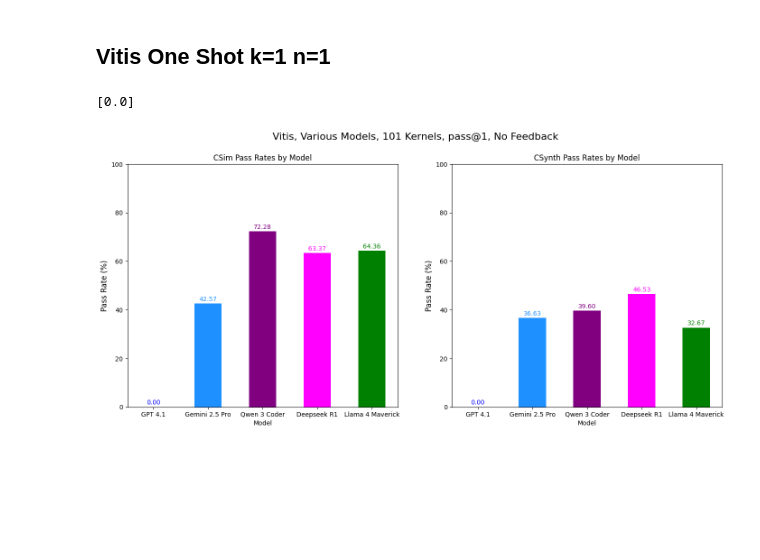
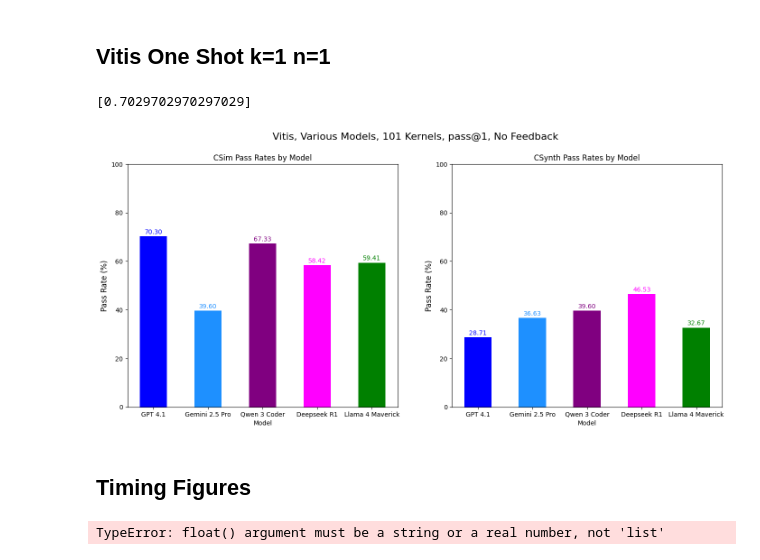
Before and after one commit to byuccl/HLS-FAB, a Jupyter notebook: results/data_analysis/data_analysis_vitis.ipynb, the cells around one changed output. Drawn from its saved outputs; the diff is of its cells as text; code cells hidden in the pictures; blank space fills up the shorter version.

```diff
--- a/results/data_analysis/data_analysis_vitis.ipynb
+++ b/results/data_analysis/data_analysis_vitis.ipynb
@@ -1425,8 +1658,9 @@ vitis_vision_data = {
 df = pd.DataFrame(vitis_vision_data)
 models=["Vitis Vision", "GPT-4.1 mini", "Claude Sonnet 4", "Gemini 2.5 Pro", "Qwen3 Coder"]
 
-colors = ['blue','dodgerblue','purple','magenta','green']
-colors_short = ['blue', 'dodgerblue']
+colors = ['blue','gray','gray','orchid','gray']
+colors_backup = ['blue','dodgerblue','purple','magenta','green']
+colors_short = ['blue', 'orchid']
 
 latency_cols = [col for col in df.columns if 'latency' in col or col == 'kernel']
 ff_cols = [col for col in df.columns if 'ff' in col or col == 'kernel']
@@ -1658,6 +2191,7 @@ plt.show()
 df1 = pd.read_csv("vitis_oneshot_k1n1.csv")
 df2 = pd.read_csv("vitis_gpt-4.1_k1.csv")
 df = pd.concat([df1,df2])
+df["iteration"] = df['iteration'].fillna(1)
 # print(df)
 
 fig, ax = plt.subplots(1, 2, figsize=(17,7))
@@ -1674,7 +2208,7 @@ passing_rates = [gpt_pass_rate[0], gemini_pass_rate[0], qwen_pass_rate[0], deeps
 passing_rates = np.array(passing_rates) * 100
 models = ["GPT 4.1", "Gemini 2.5 Pro", "Qwen 3 Coder", "Deepseek R1", "Llama 4 Maverick"]
 
-ax[0].bar(models, passing_rates, width=0.5, color=colors, label="CSIM Pass Rates")
+ax[0].bar(models, passing_rates, width=0.5, color=colors_backup, label="CSIM Pass Rates")
 ax[0].set_xlabel('Model', fontsize=10)
 ax[0].set_ylabel('Pass Rate (%)', fontsize=12)
 ax[0].set_title('CSim Pass Rates by Model', fontsize=12)
@@ -1686,36 +2220,69 @@ for c, value in enumerate(passing_rates):
                     textcoords="offset points",
                     xytext=(0, 4),
                     ha='center',
-                    color=colors[c])
+                    color=colors_backup[c])
 
 
 gemini_pass_rate = calculate_pass_at_k(df, meas="csynth", model="gemini-2.5-pro")
 qwen_pass_rate = calculate_pass_at_k(df, meas="csynth", model="qwen3-coder")
 deepseek_pass_rate = calculate_pass_at_k(df, meas="csynth", model="deepseek-r1")
 llama_pass_rate = calculate_pass_at_k(df, meas="csynth", model="llama-4-maverick")
 gpt_pass_rate = calculate_pass_at_k(df, meas="csynth", model="gpt-4.1")
 
 
 passing_rates = [gpt_pass_rate[0], gemini_pass_rate[0], qwen_pass_rate[0], deepseek_pass_rate[0], llama_pass_rate[0]]
 passing_rates = np.array(passing_rates) * 100
 
 models = ["GPT 4.1", "Gemini 2.5 Pro", "Qwen 3 Coder", "Deepseek R1", "Llama 4 Maverick"]
 
-ax[1].bar(models, passing_rates, width=0.5, color=colors, label="CSynth Pass Rates")
+ax[1].bar(models, passing_rates, width=0.5, color=colors_backup, label="CSynth Pass Rates")
 ax[1].set_xlabel('Model', fontsize=10)
 ax[1].set_ylabel('Pass Rate (%)', fontsize=12)
 ax[1].set_title('CSynth Pass Rates by Model', fontsize=12)
 ax[1].set_ylim(0, 100)
 
 for c, value in enumerate(passing_rates):
     ax[1].annotate(f"{value:.2f}",
                     (models[c], value),
                     textcoords="offset points",
                     xytext=(0, 4),
                     ha='center',
-                    color=colors[c])
+                    color=colors_backup[c])
 
 plt.show()
 # %% [output]
-[0.0]
+[0.7029702970297029]
-[figure, old version]
+[figure, new version]
+# %% [markdown]
+## Timing Figures
+# %%
+df1 = pd.read_csv("vitis_oneshot_k1n1.csv")
+df2 = pd.read_csv("vitis_gpt-4.1_k1.csv")
+
+df = pd.concat([df1, df2])
+
+df_gpt = df[df['model'].str.contains("gpt-4.1")]
+df_gemini = df[df['model'].str.contains("gemini")]
+df_qwen = df[df['model'].str.contains("qwen")]
+df_llama = df[df['model'].str.contains("llama")]
+df_deepseek = df[df['model'].str.contains("deepseek")]
+
+all_times = []
+total_times = 0
+for r, row in df.iterrows():
+    hours, minutes, seconds = row['llm_time'].split(':') if isinstance(row['llm_time'], str) else row['llm_time']
+    llm_time = (float(hours) * 60) + float(minutes) + (float(seconds) / 60)
+    hours, minutes, seconds = row['csim_time'].split(':')
+    csim_time = (float(hours) * 60) + float(minutes) + (float(seconds) / 60)
+    hours, minutes, seconds = row['csynth_time'].split(':') if isinstance(row['csynth_time'], str) else 0,0,row['csynth_time']
+    csynth_time = (float(hours) * 60) + float(minutes) + (float(seconds) / 60)
+    total_time = llm_time + csim_time + csynth_time
+
+    if total_time == np.nan:
+        print("found nan")
+        continue
+    else:
+        all_times.append(total_time)
+        total_times += 1
+# %% [output]
+TypeError: float() argument must be a string or a real number, not 'list'
```
Also changed, not shown: parts of 22 cells of this notebook, 2 other files.
